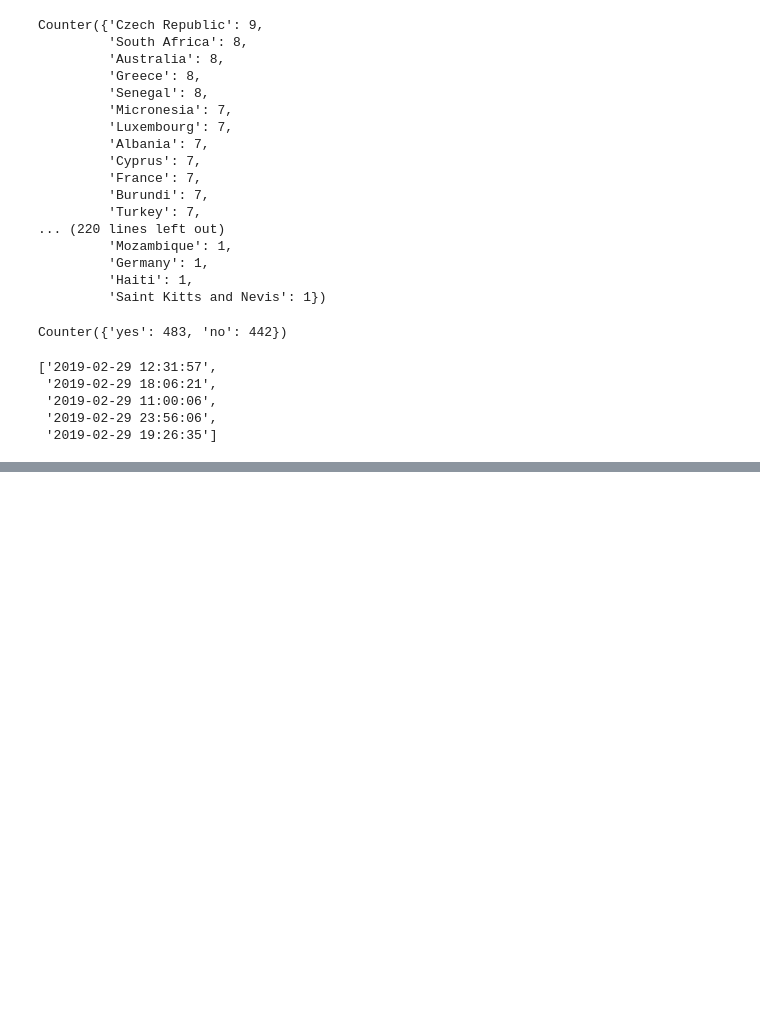
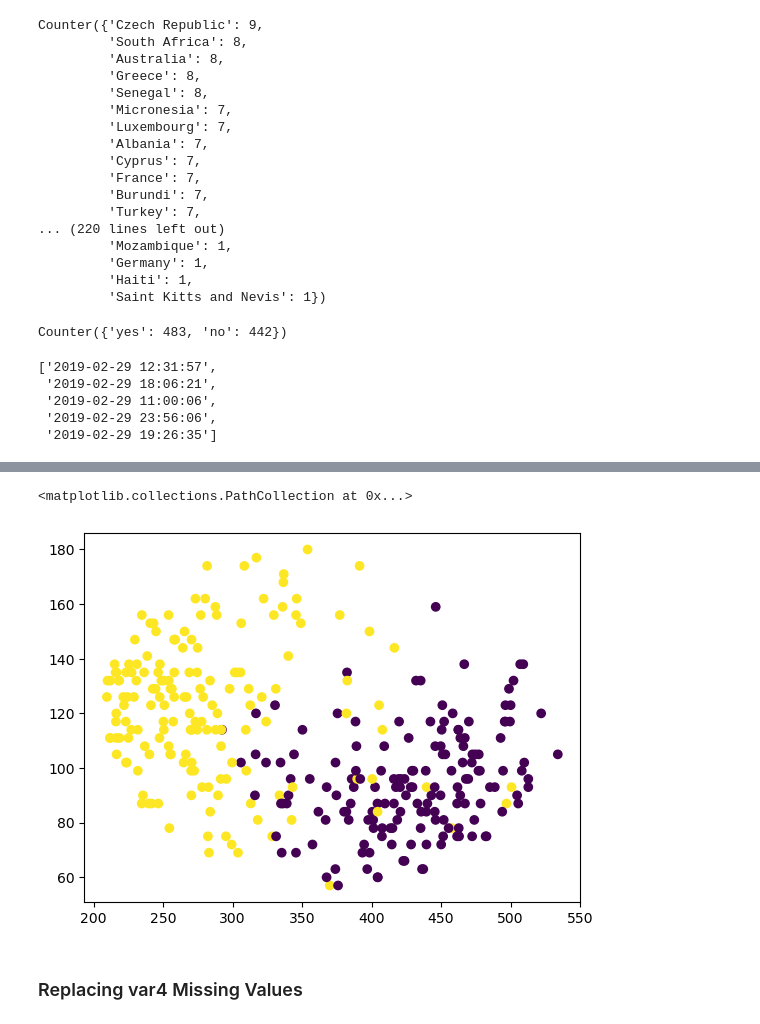
Before and after one commit to engmohamedsalah/AIMaster-MachineLearningDeepLearning, a Jupyter notebook: working.ipynb, the cells around one changed output, grey strips where cells are left out. Drawn from its saved outputs; the diff is of its cells as text; code cells hidden in the pictures; blank space fills up the shorter version.

```diff
--- a/working.ipynb
+++ b/working.ipynb
@@ -65,3 +66,5 @@ Counter({'yes': 483, 'no': 442})
  '2019-02-29 11:00:06',
  '2019-02-29 23:56:06',
  '2019-02-29 19:26:35']
+# %%
+X.drop('var7', axis=1, inplace=True)  # removing var7.
@@ -67,0 +80,7 @@ Counter({'yes': 483, 'no': 442})
+# %%
+plt.scatter(X['var1'], X['var4'], c=y)
+# %% [output]
+<matplotlib.collections.PathCollection at 0x...>
+[figure, added]
+# %% [markdown]
+### Replacing var4 Missing Values
```
Also changed, not shown: parts of 9 cells of this notebook.
